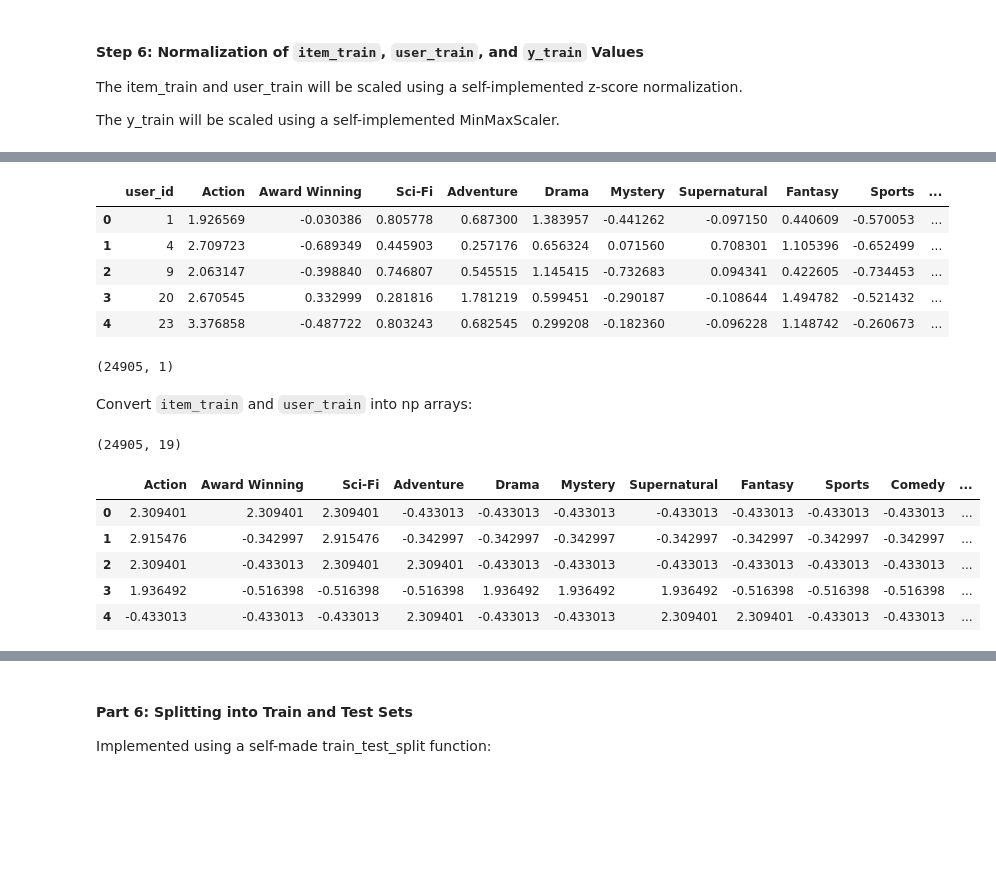
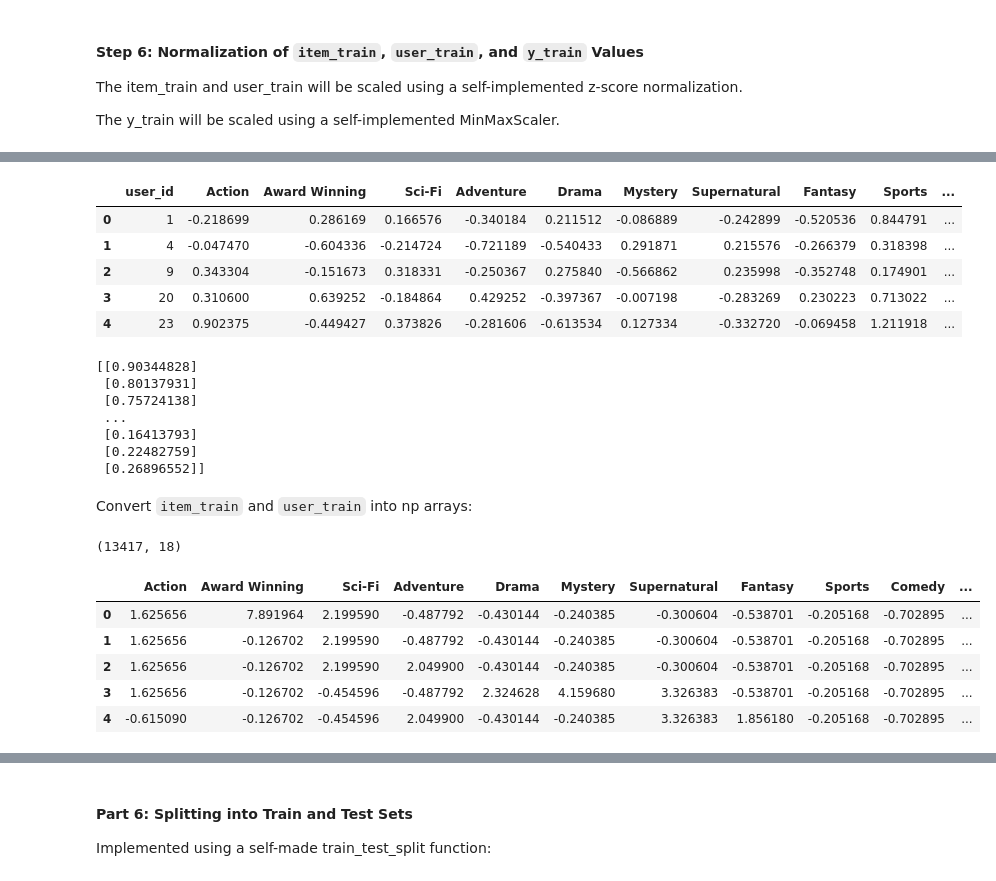
Before and after one commit to kseto06/OtakuNet, a Jupyter notebook: notebooks/ContentBasedAnime.ipynb, the cells around one changed output, grey strips where cells are left out. Saved outputs shown, nothing was run; the diff lists cells and outputs as text; code cells hidden in the pictures; blank space fills up the shorter version.

```diff
--- a/notebooks/ContentBasedAnime.ipynb
+++ b/notebooks/ContentBasedAnime.ipynb
@@ -136,0 +88,10 @@ Name: Scored By, Length: 15692, dtype: object
+# %%
+# Remove `UNKNOWN` or 'NaN' values across item DataFrame
+# Replace 'UNKNOWN' with NaN
+item_train.replace('UNKNOWN', np.nan, inplace=True)
+
+# Drop rows with any NaN values
+item_train = item_train.dropna()
+
+print((item_train == 'UNKNOWN').any().any())
+print((item_train.isna()).any().any())
@@ -137,14 +101,7 @@ Name: Scored By, Length: 15692, dtype: object
 # %%
 # Convert 'Scored By' and 'Episode' to numeric, handling non-numeric values
 item_train['Scored By'] = pd.to_numeric(item_train['Scored By'], errors='coerce')
-item_train['Episodes'] = pd.to_numeric(item_train['Episodes'], errors='coerce')
 item_train['Score'] = pd.to_numeric(item_train['Score'], errors='coerce')
 
-# Filter for string values
-string_values = item_train['Scored By'].dropna().apply(lambda x: x if isinstance(x, str) else None)
-
-# Drop the None values
-string_values = string_values.dropna()
-
-print(item_train.isnull().sum())
-print(string_values)
+# Drop NaN values
+item_train = item_train.dropna()
@@ -240,6 +195,7 @@ merged_df.head()
 # %%
 # Get the list of genre columns using `genre`
 # First, mulitply each genre value by the user's rating for that anime, to give weight to the genres of that anime
+genres = genres[np.where(genres != 'UNKNOWN')]
 for genre_column in genres:
     merged_df[genre_column] *= merged_df['Bayesian Rating']
 
@@ -310,4 +264,5 @@ item_train.head()
 # %%
-item_train = np_zscore_normalization(item_train, genres)
+item_train, item_mean, item_std = pd_zscore_normalization(item_train, genres)
+item_prepared = item_train #Store to use later
 item_train.head()
 # %% [output]
@@ -321,37 +276,44 @@ item_train.head()
 # %%
-user_train = np_zscore_normalization(user_train, genres)
+user_train, user_mean, user_std = pd_zscore_normalization(user_train, genres)
+user_prepared = user_train
 user_train.head()
 # %% [output]
 |  | user_id | Action | Award Winning | Sci-Fi | Adventure | Drama | Mystery | Supernatural | Fantasy | Sports | ... |
-| 0 | 1 | 1.926569 | -0.030386 | 0.805778 | 0.687300 | 1.383957 | -0.441262 | -0.097150 | 0.440609 | -0.570053 | ... |
-| 1 | 4 | 2.709723 | -0.689349 | 0.445903 | 0.257176 | 0.656324 | 0.071560 | 0.708301 | 1.105396 | -0.652499 | ... |
-| 2 | 9 | 2.063147 | -0.398840 | 0.746807 | 0.545515 | 1.145415 | -0.732683 | 0.094341 | 0.422605 | -0.734453 | ... |
-| 3 | 20 | 2.670545 | 0.332999 | 0.281816 | 1.781219 | 0.599451 | -0.290187 | -0.108644 | 1.494782 | -0.521432 | ... |
-| 4 | 23 | 3.376858 | -0.487722 | 0.803243 | 0.682545 | 0.299208 | -0.182360 | -0.096228 | 1.148742 | -0.260673 | ... |
+| 0 | 1 | -0.218699 | 0.286169 | 0.166576 | -0.340184 | 0.211512 | -0.086889 | -0.242899 | -0.520536 | 0.844791 | ... |
+| 1 | 4 | -0.047470 | -0.604336 | -0.214724 | -0.721189 | -0.540433 | 0.291871 | 0.215576 | -0.266379 | 0.318398 | ... |
+| 2 | 9 | 0.343304 | -0.151673 | 0.318331 | -0.250367 | 0.275840 | -0.566862 | 0.235998 | -0.352748 | 0.174901 | ... |
+| 3 | 20 | 0.310600 | 0.639252 | -0.184864 | 0.429252 | -0.397367 | -0.007198 | -0.283269 | 0.230223 | 0.713022 | ... |
+| 4 | 23 | 0.902375 | -0.449427 | 0.373826 | -0.281606 | -0.613534 | 0.127334 | -0.332720 | -0.069458 | 1.211918 | ... |
 # %%
 # Min-Max Scaler
 y_train_arr = y_train.to_numpy()
 y_train_arr = y_train_arr[:, np.newaxis] #Make into 2D array
 y_train_arr = MinMaxScaler(y_train_arr, -1, 1)
-print(y_train_arr.shape)
+print(y_train_arr)
 # %% [output]
-(24905, 1)
+[[0.90344828]
+ [0.80137931]
+ [0.75724138]
+ ...
+ [0.16413793]
+ [0.22482759]
+ [0.26896552]]
 # %% [markdown]
 Convert `item_train` and `user_train` into np arrays:
 # %%
 # Ensure we drop all unneeded values in data before training
 pd.options.display.max_columns = None
-item_train = item_train.drop(columns=["anime_id", "Score", "Episodes", "Scored By", "Bayesian Rating"])
+item_train = item_train.drop(columns=["anime_id", "Score", "Scored By", "Bayesian Rating"])
 print(item_train.shape)
 item_train.head()
 # %% [output]
-(24905, 19)
+(13417, 18)
 |  | Action | Award Winning | Sci-Fi | Adventure | Drama | Mystery | Supernatural | Fantasy | Sports | Comedy | ... |
-| 0 | 2.309401 | 2.309401 | 2.309401 | -0.433013 | -0.433013 | -0.433013 | -0.433013 | -0.433013 | -0.433013 | -0.433013 | ... |
-| 1 | 2.915476 | -0.342997 | 2.915476 | -0.342997 | -0.342997 | -0.342997 | -0.342997 | -0.342997 | -0.342997 | -0.342997 | ... |
-| 2 | 2.309401 | -0.433013 | 2.309401 | 2.309401 | -0.433013 | -0.433013 | -0.433013 | -0.433013 | -0.433013 | -0.433013 | ... |
-| 3 | 1.936492 | -0.516398 | -0.516398 | -0.516398 | 1.936492 | 1.936492 | 1.936492 | -0.516398 | -0.516398 | -0.516398 | ... |
-| 4 | -0.433013 | -0.433013 | -0.433013 | 2.309401 | -0.433013 | -0.433013 | 2.309401 | 2.309401 | -0.433013 | -0.433013 | ... |
+| 0 | 1.625656 | 7.891964 | 2.199590 | -0.487792 | -0.430144 | -0.240385 | -0.300604 | -0.538701 | -0.205168 | -0.702895 | ... |
+| 1 | 1.625656 | -0.126702 | 2.199590 | -0.487792 | -0.430144 | -0.240385 | -0.300604 | -0.538701 | -0.205168 | -0.702895 | ... |
+| 2 | 1.625656 | -0.126702 | 2.199590 | 2.049900 | -0.430144 | -0.240385 | -0.300604 | -0.538701 | -0.205168 | -0.702895 | ... |
+| 3 | 1.625656 | -0.126702 | -0.454596 | -0.487792 | 2.324628 | 4.159680 | 3.326383 | -0.538701 | -0.205168 | -0.702895 | ... |
+| 4 | -0.615090 | -0.126702 | -0.454596 | 2.049900 | -0.430144 | -0.240385 | 3.326383 | 1.856180 | -0.205168 | -0.702895 | ... |
 # %%
 user_train = user_train.drop(columns=["user_id"])
 print(user_train.shape)
```
Also changed, not shown: parts of 63 cells of this notebook.
